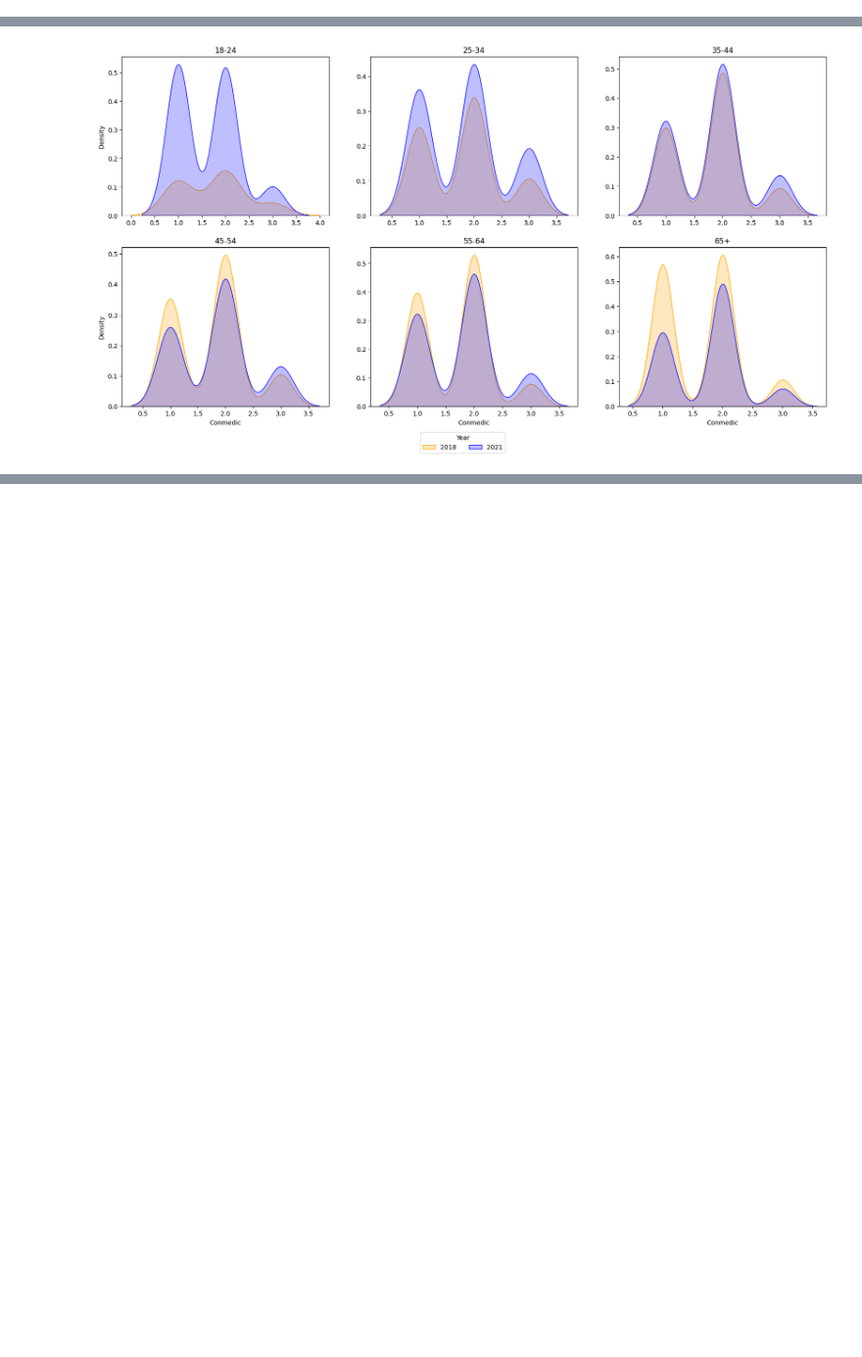
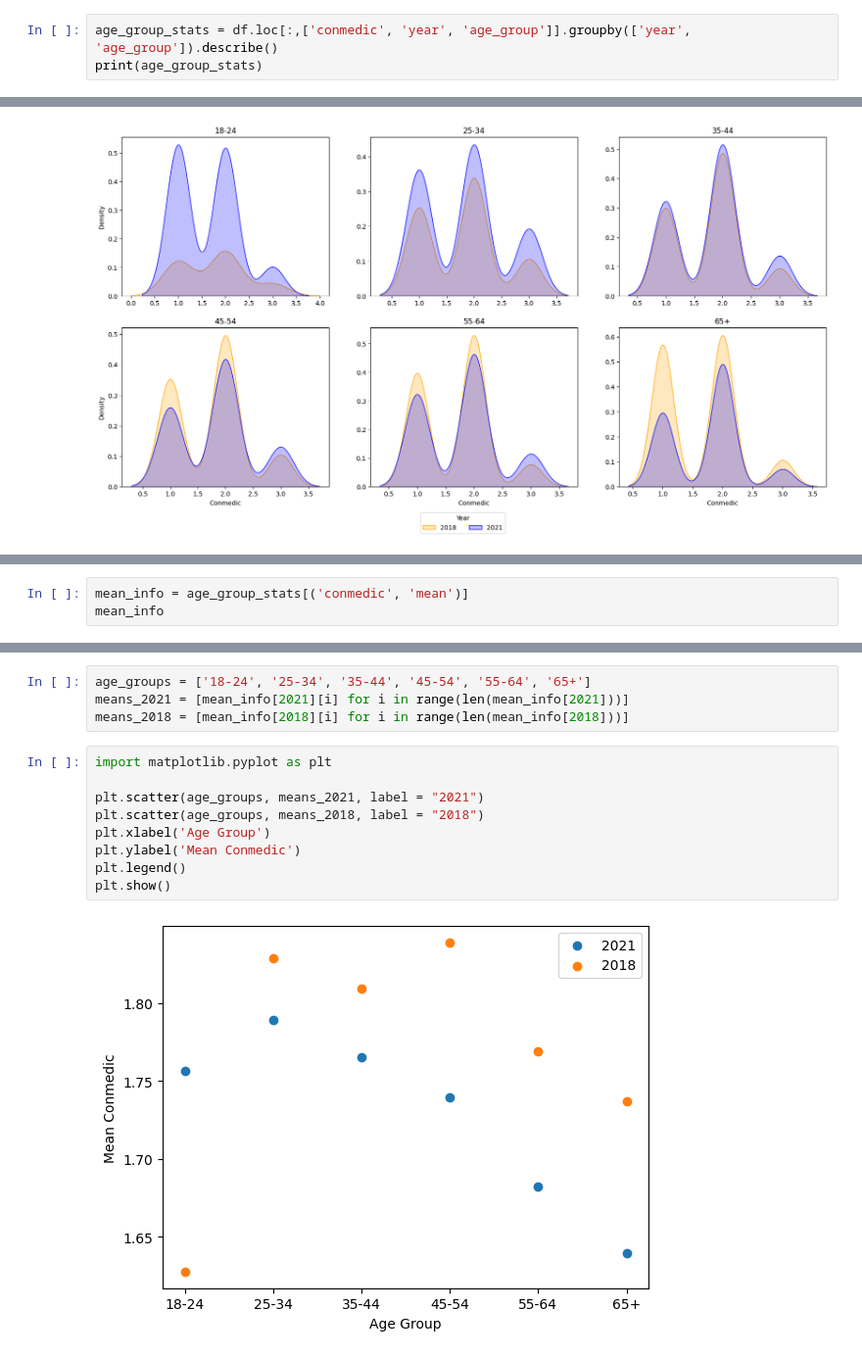
Before and after one commit to jacqueline-chao/project-1, a Jupyter notebook: src/data_viz.ipynb, the cells around one changed output, grey strips where cells are left out. Shown at 98% size. Cells and saved outputs as stored; diff of their text form; blank space fills up the shorter version.

```diff
--- a/src/data_viz.ipynb
+++ b/src/data_viz.ipynb
@@ -362,0 +351,3 @@ for i, group in enumerate(age_groups):
+# %%
+age_group_stats = df.loc[:,['conmedic', 'year', 'age_group']].groupby(['year', 'age_group']).describe()
+print(age_group_stats)
@@ -391,0 +420,3 @@ sns.jointplot(x='conmedic',y='year',data=df,kind='hex')
+# %%
+mean_info = age_group_stats[('conmedic', 'mean')]
+mean_info
@@ -391,0 +438,15 @@ sns.jointplot(x='conmedic',y='year',data=df,kind='hex')
+# %%
+age_groups = ['18-24', '25-34', '35-44', '45-54', '55-64', '65+']
+means_2021 = [mean_info[2021][i] for i in range(len(mean_info[2021]))]
+means_2018 = [mean_info[2018][i] for i in range(len(mean_info[2018]))]
+# %%
+import matplotlib.pyplot as plt
+
+plt.scatter(age_groups, means_2021, label = "2021")
+plt.scatter(age_groups, means_2018, label = "2018")
+plt.xlabel('Age Group')
+plt.ylabel('Mean Conmedic')
+plt.legend()
+plt.show()
+# %% [output]
+[figure, added]
```
Also changed, not shown: parts of 11 cells of this notebook.
